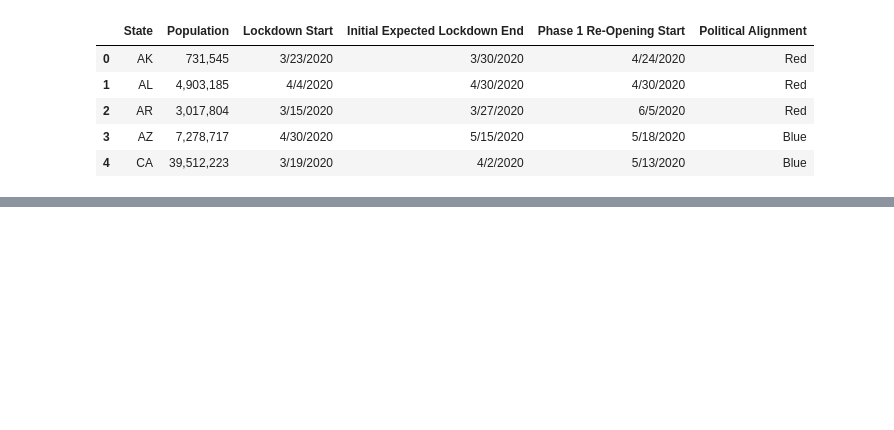
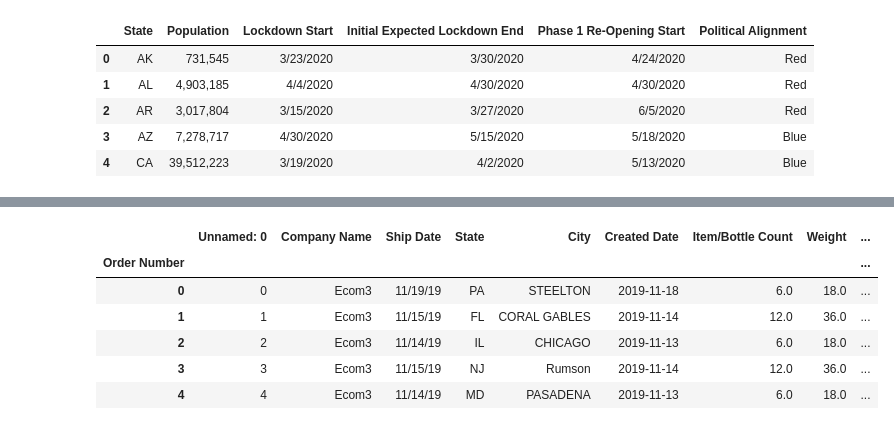
Before and after one commit to Sgant1/Winedemic, a Jupyter notebook: winedemic_complete.ipynb, the cells around one changed output, grey strips where cells are left out. Drawn from its saved outputs; the diff is of its cells as text; code cells hidden in the pictures; blank space fills up the shorter version.

```diff
--- a/winedemic_complete.ipynb
+++ b/winedemic_complete.ipynb
@@ -86,2 +108,13 @@ winedemic_df.tail()
+# %%
+complete_winedemic_df = winedemic_df.drop(['Zip', 'Shipping Service'], axis=1)
+complete_winedemic_df.head()
+# %% [output]
+|  | Unnamed: 0 | Company Name | Ship Date | State | City | Created Date | Item/Bottle Count | Weight | ... |
+| Order Number |  |  |  |  |  |  |  |  | ... |
+| 0 | 0 | Ecom3 | 11/19/19 | PA | STEELTON | 2019-11-18 | 6.0 | 18.0 | ... |
+| 1 | 1 | Ecom3 | 11/15/19 | FL | CORAL GABLES | 2019-11-14 | 12.0 | 36.0 | ... |
+| 2 | 2 | Ecom3 | 11/14/19 | IL | CHICAGO | 2019-11-13 | 6.0 | 18.0 | ... |
+| 3 | 3 | Ecom3 | 11/15/19 | NJ | Rumson | 2019-11-14 | 12.0 | 36.0 | ... |
+| 4 | 4 | Ecom3 | 11/14/19 | MD | PASADENA | 2019-11-13 | 6.0 | 18.0 | ... |
 # %%
 # Export Dataframe into Excel file
```
Also changed, not shown: parts of 8 cells of this notebook, 13 other files.
